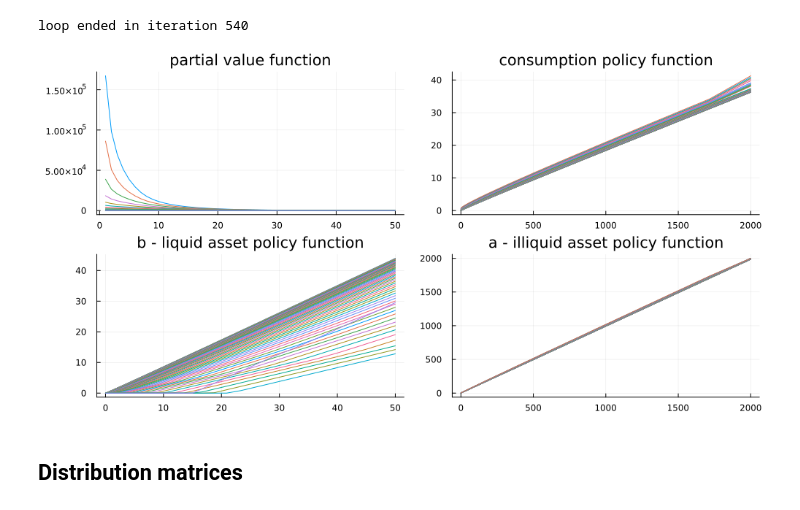
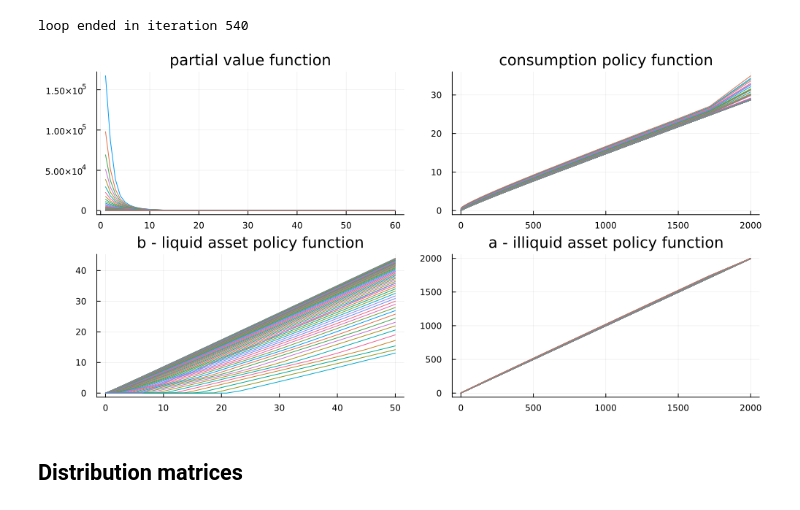
Before and after one commit to ErfanAhar/Credit-Expansion-and-Fiscal-Multiplier, a Jupyter notebook: Codes/Julia-TwoAsset/twoasset_adjustmentCost.ipynb, the cells around one changed output. Cells and saved outputs as stored; diff of their text form; code cells hidden in the pictures.

Commit message:
refactor functions dimensions

```diff
--- a/Codes/Julia-TwoAsset/twoasset_adjustmentCost.ipynb
+++ b/Codes/Julia-TwoAsset/twoasset_adjustmentCost.ipynb
@@ -232,13 +272,14 @@ EGM_solve!(pr::params)
 # %% [output]
 loop ended in iteration 540
 # %%
-p_v = plot(pr.Va[2,:,:], legend = false, title="partial value function")
-p_c = plot(pr.a,pr.c_pol[1,:,:]', legend = false, title="consumption policy function")
-p_b = plot(pr.b,pr.b_pol[1,:,:], legend = false, title="b - liquid asset policy function")
-p_a = plot(pr.a,pr.a_pol[1,:,:]', legend = false, title="a - illiquid asset policy function" )
+s = 2
+p_v = plot(pr.Va[:,:,s], legend = false, title="partial value function")
+p_c = plot(pr.a,pr.c_pol[:,:,s], legend = false, title="consumption policy function")
+p_b = plot(pr.b,pr.b_pol[:,:,s]', legend = false, title="b - liquid asset policy function")
+p_a = plot(pr.a,pr.a_pol[:,:,s], legend = false, title="a - illiquid asset policy function" )
 plot(p_v,p_c,p_b,p_a, layout=(2,2), size = (1000,500))
 # %% [output]
-[figure, old version]
+[figure, new version]
 # %% [markdown]
 ## Distribution matrices
 # %% [markdown]
```
Also changed, not shown: parts of 3 cells of this notebook, 5 other files.
